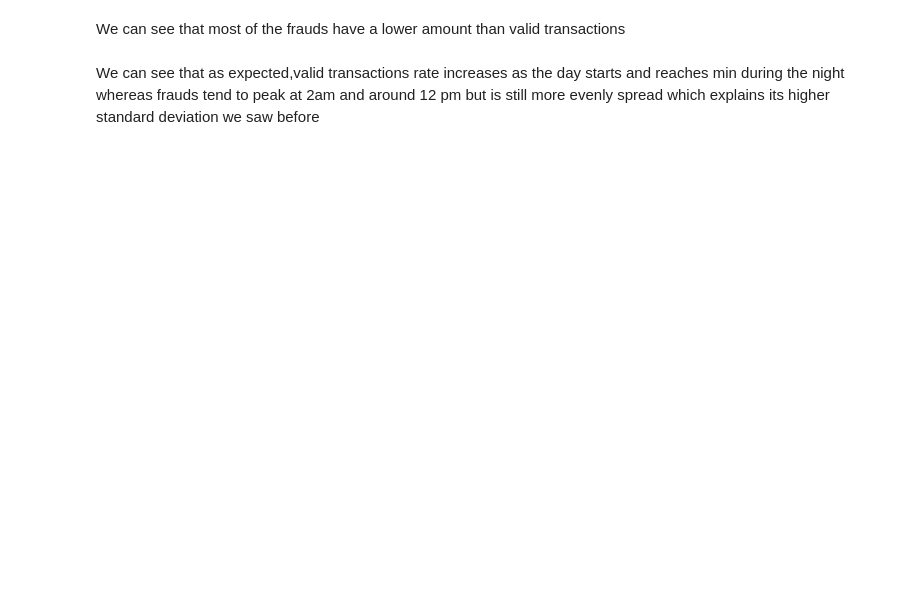
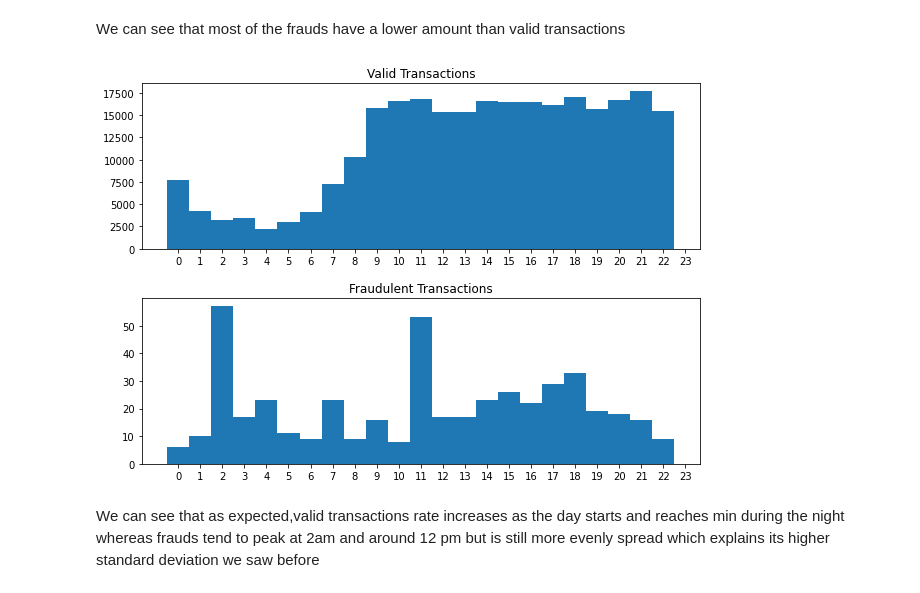
Before and after one commit to SreenathSaikumar/DA-Credit-Card-Fraud, a Jupyter notebook: notebook/EDA_Unsupervised_Supervised_Models.ipynb, the cells around one changed output. Saved outputs shown, nothing was run; the diff lists cells and outputs as text; code cells hidden in the pictures; blank space fills up the shorter version.

```diff
--- a/notebook/EDA_Unsupervised_Supervised_Models.ipynb
+++ b/notebook/EDA_Unsupervised_Supervised_Models.ipynb
@@ -69,16 +172,20 @@ plt.show()
 # %% [markdown]
 We can see that most of the frauds have a lower amount than valid transactions
 # %%
+
 from datetime import datetime
-df["hrs"] = df["Time"].apply(datetime.fromtimestamp).dt.hour
+ab=df.copy(deep=True)
+ab["hrs"] = ab["Time"].apply(datetime.fromtimestamp).dt.hour
 fig, axes = plt.subplots(2, figsize=(10,7))
 for a in axes:
     a.set_xticks(range(24))
-df.loc[df["Class"] == 0]["hrs"].hist(bins=np.arange(24)-0.5, ax=axes[0], grid=False)
-df.loc[df["Class"] == 1]["hrs"].hist(bins=np.arange(24)-0.5, ax=axes[1], grid=False)
+ab.loc[ab["Class"] == 0]["hrs"].hist(bins=np.arange(24)-0.5, ax=axes[0], grid=False)
+ab.loc[ab["Class"] == 1]["hrs"].hist(bins=np.arange(24)-0.5, ax=axes[1], grid=False)
 axes[0].title.set_text("Valid Transactions")
 axes[1].title.set_text("Fraudulent Transactions")
 plt.subplots_adjust(hspace=0.3)
+# %% [output]
+[figure, added]
 # %% [markdown]
 We can see that as expected,valid transactions rate increases as the day starts and reaches min during the night whereas frauds tend to peak at 2am and around 12 pm but is still more evenly spread which explains its higher standard deviation we saw before
 # %%
```
Also changed, not shown: parts of 27 cells of this notebook.
